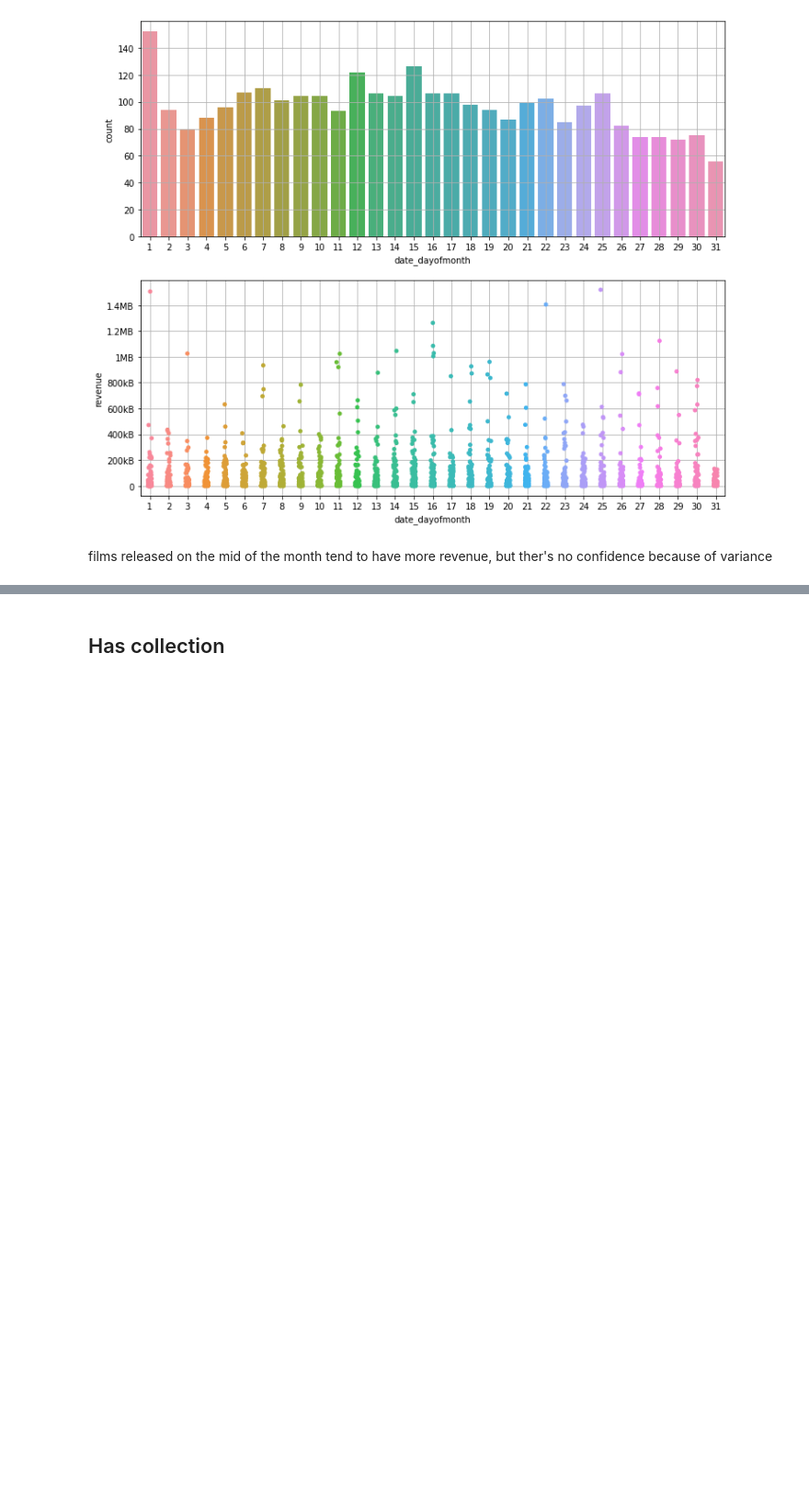
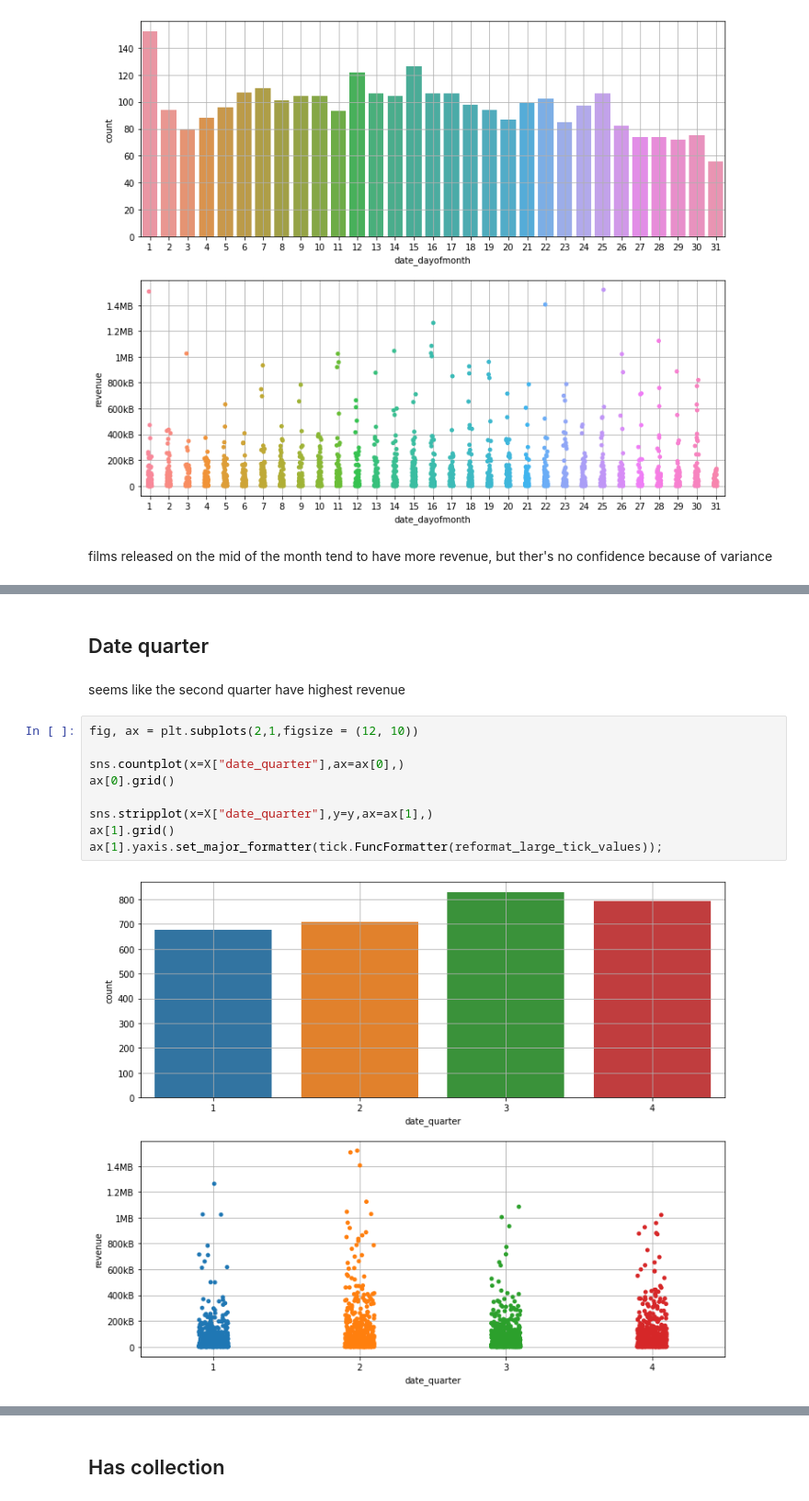
Before and after one commit to d0bando/Personal-Projects, a Jupyter notebook: Box_Office_Competition.ipynb, the cells around one changed output, grey strips where cells are left out. Shown at 92% size. Cells and saved outputs as stored; diff of their text form; blank space fills up the shorter version.

```diff
--- a/Box_Office_Competition.ipynb
+++ b/Box_Office_Competition.ipynb
@@ -1927,0 +1928,15 @@ ax[1].yaxis.set_major_formatter(tick.FuncFormatter(reformat_large_tick_values));
+# %% [markdown]
+## Date quarter
+# %% [markdown]
+seems like the second quarter have highest revenue
+# %%
+fig, ax = plt.subplots(2,1,figsize = (12, 10))
+
+sns.countplot(x=X["date_quarter"],ax=ax[0],)
+ax[0].grid()
+
+sns.stripplot(x=X["date_quarter"],y=y,ax=ax[1],)
+ax[1].grid()
+ax[1].yaxis.set_major_formatter(tick.FuncFormatter(reformat_large_tick_values));
+# %% [output]
+[figure, added]
```
Also changed, not shown: parts of 31 cells of this notebook.
